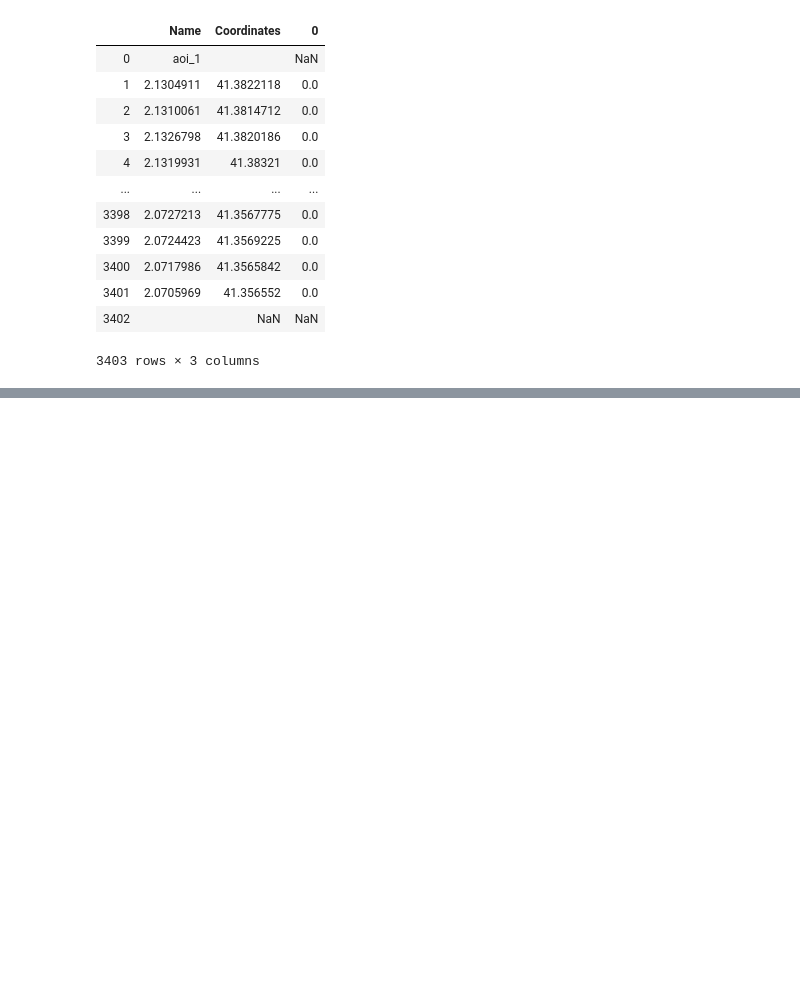
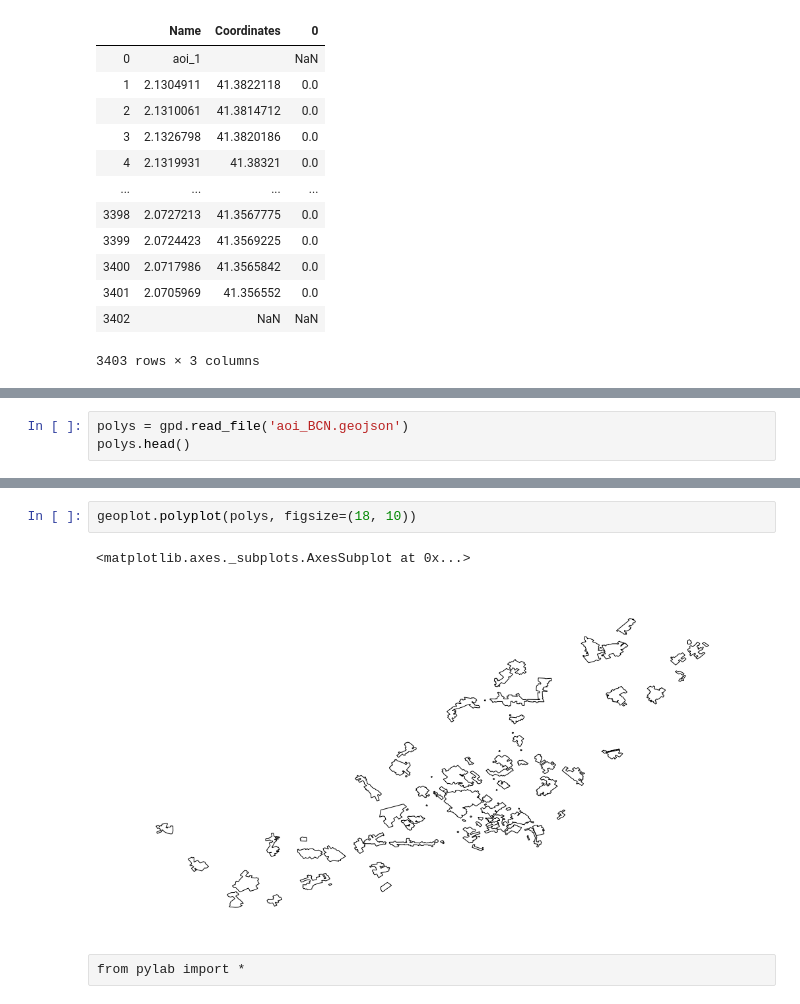
Before and after one commit to AlanItzep/Gmps_E, a Jupyter notebook: google_Maps_Eixos.ipynb, the cells around one changed output, grey strips where cells are left out. Cells and saved outputs as stored; diff of their text form; blank space fills up the shorter version.

```diff
--- a/google_Maps_Eixos.ipynb
+++ b/google_Maps_Eixos.ipynb
@@ -169,0 +463,3 @@ dtype: object
+# %%
+polys = gpd.read_file('aoi_BCN.geojson')
+polys.head()
@@ -169,0 +473,7 @@ dtype: object
+# %%
+geoplot.polyplot(polys, figsize=(18, 10))
+# %% [output]
+<matplotlib.axes._subplots.AxesSubplot at 0x...>
+[figure, added]
+# %% [raw]
+from pylab import *
```
Also changed, not shown: parts of 67 cells of this notebook, 16 other files.
